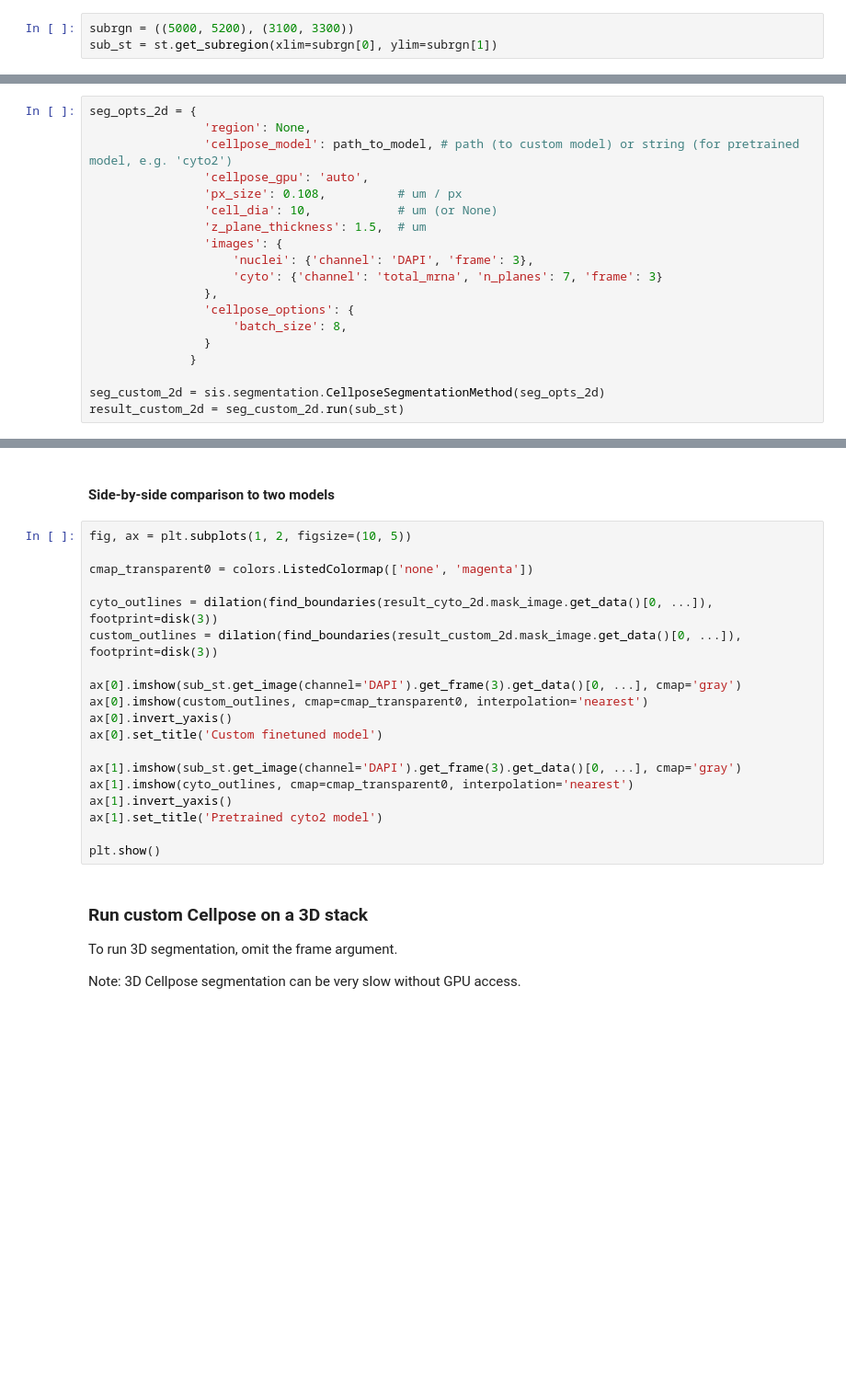
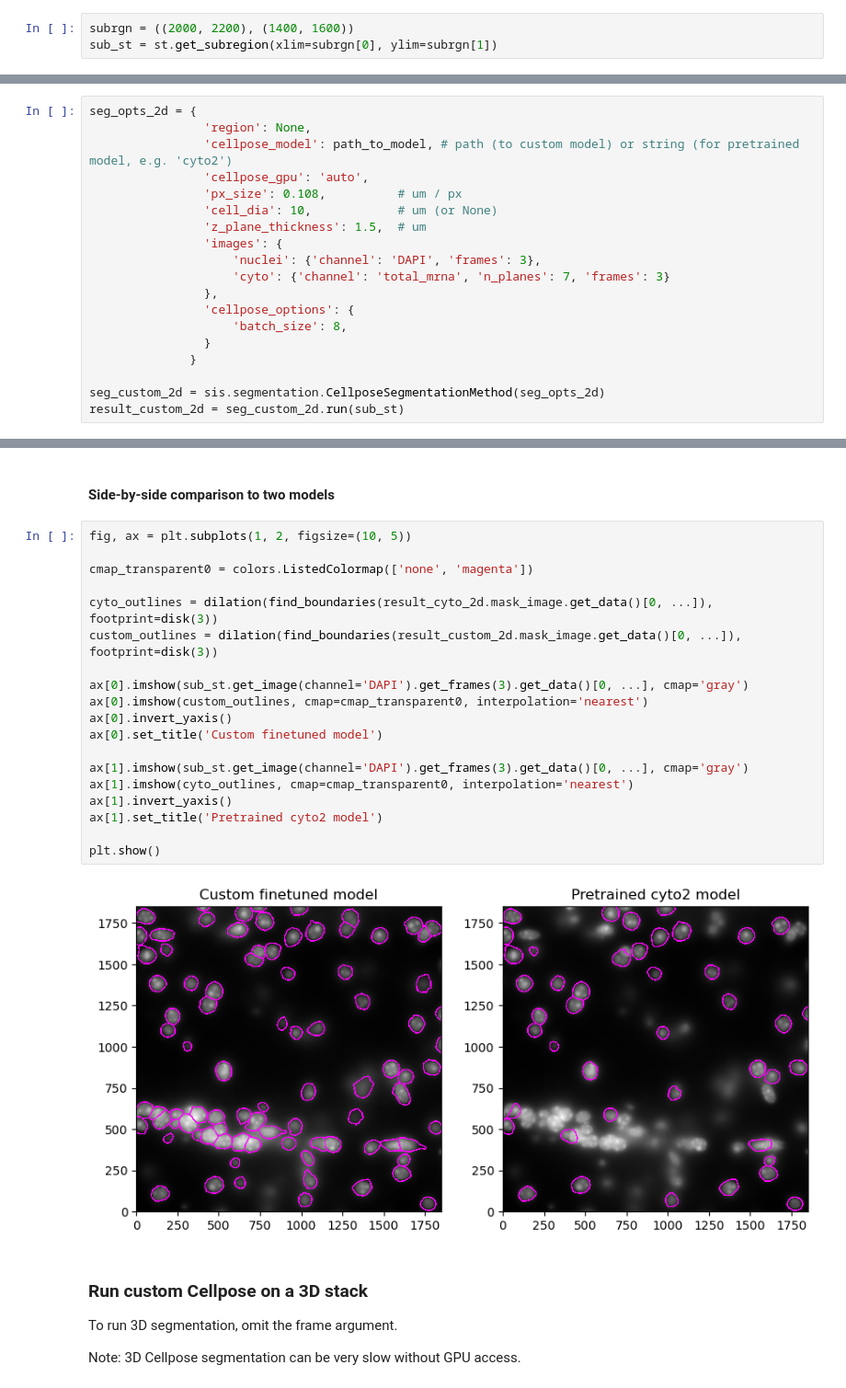
Before and after one commit to AllenInstitute/spots-in-space, a Jupyter notebook: demo.ipynb, the cells around one changed output, grey strips where cells are left out. Shown at 92% size. Drawn from its saved outputs; the diff is of its cells as text; blank space fills up the shorter version.

```diff
--- a/demo.ipynb
+++ b/demo.ipynb
@@ -75,7 +82,7 @@ st = sis.SpotTable.load_merscope(csv_file=csv_file, cache_file=cache_file, image
 
 We will use a region of high cell density to demonstrate the improvement of the custom model over pretrained Cellpose models.
 # %%
-subrgn = ((5000, 5200), (3100, 3300))
+subrgn = ((2000, 2200), (1400, 1600))
 sub_st = st.get_subregion(xlim=subrgn[0], ylim=subrgn[1])
 # %%
 fig, ax = plt.subplots(1, 2, figsize=(10, 5))
@@ -102,8 +111,8 @@ seg_opts_2d = {
                 'cell_dia': 10,            # um (or None)
                 'z_plane_thickness': 1.5,  # um
                 'images': {
-                    'nuclei': {'channel': 'DAPI', 'frame': 3},
-                    'cyto': {'channel': 'total_mrna', 'n_planes': 7, 'frame': 3}
+                    'nuclei': {'channel': 'DAPI', 'frames': 3},
+                    'cyto': {'channel': 'total_mrna', 'n_planes': 7, 'frames': 3}
                 },
                 'cellpose_options': {
                     'batch_size': 8,
@@ -142,22 +169,24 @@ result_cyto_2d.mask_image.show(ax[1], cmap=cmap_cyto_2d, interpolation='None')
 # %%
 fig, ax = plt.subplots(1, 2, figsize=(10, 5))
 
 cmap_transparent0 = colors.ListedColormap(['none', 'magenta'])
 
 cyto_outlines = dilation(find_boundaries(result_cyto_2d.mask_image.get_data()[0, ...]), footprint=disk(3))
 custom_outlines = dilation(find_boundaries(result_custom_2d.mask_image.get_data()[0, ...]), footprint=disk(3))
 
-ax[0].imshow(sub_st.get_image(channel='DAPI').get_frame(3).get_data()[0, ...], cmap='gray')
+ax[0].imshow(sub_st.get_image(channel='DAPI').get_frames(3).get_data()[0, ...], cmap='gray')
 ax[0].imshow(custom_outlines, cmap=cmap_transparent0, interpolation='nearest')
 ax[0].invert_yaxis()
 ax[0].set_title('Custom finetuned model')
 
-ax[1].imshow(sub_st.get_image(channel='DAPI').get_frame(3).get_data()[0, ...], cmap='gray')
+ax[1].imshow(sub_st.get_image(channel='DAPI').get_frames(3).get_data()[0, ...], cmap='gray')
 ax[1].imshow(cyto_outlines, cmap=cmap_transparent0, interpolation='nearest')
 ax[1].invert_yaxis()
 ax[1].set_title('Pretrained cyto2 model')
 
 plt.show()
+# %% [output]
+[figure, added]
 # %% [markdown]
 ### Run custom Cellpose on a 3D stack
 
```
Also changed, not shown: parts of 20 cells of this notebook.
